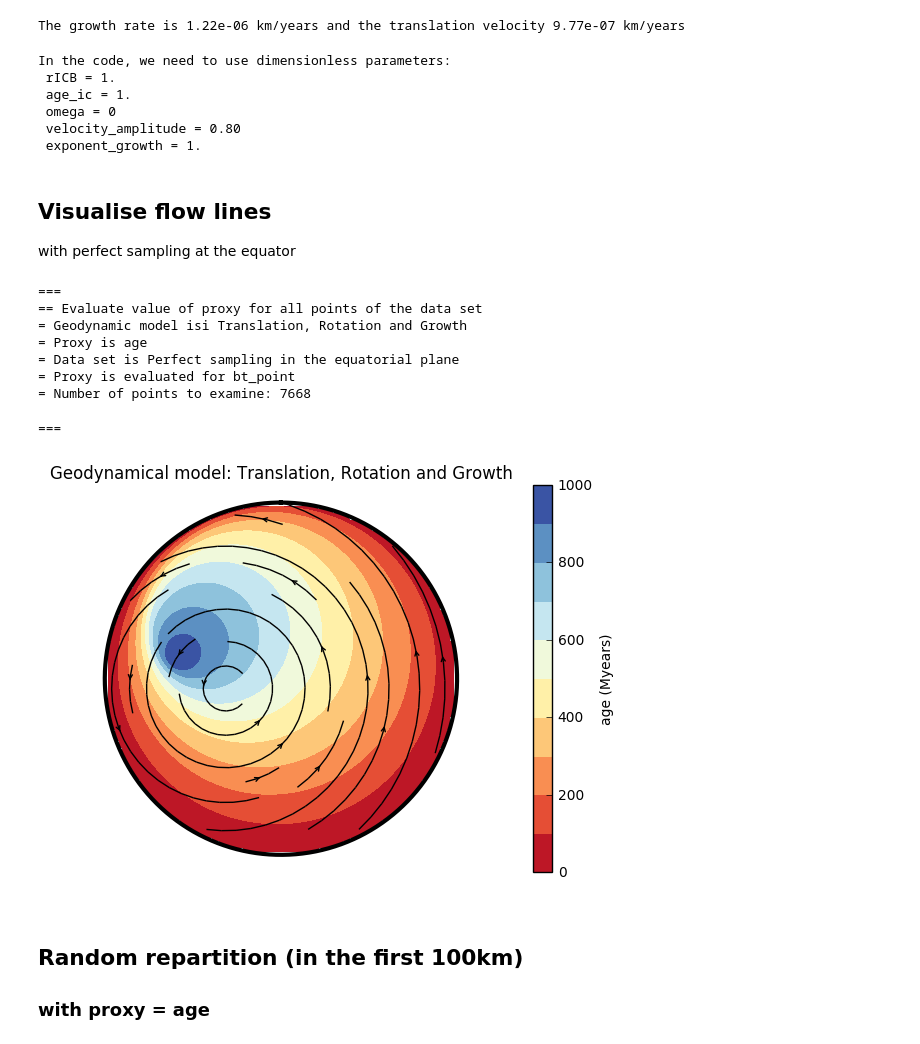
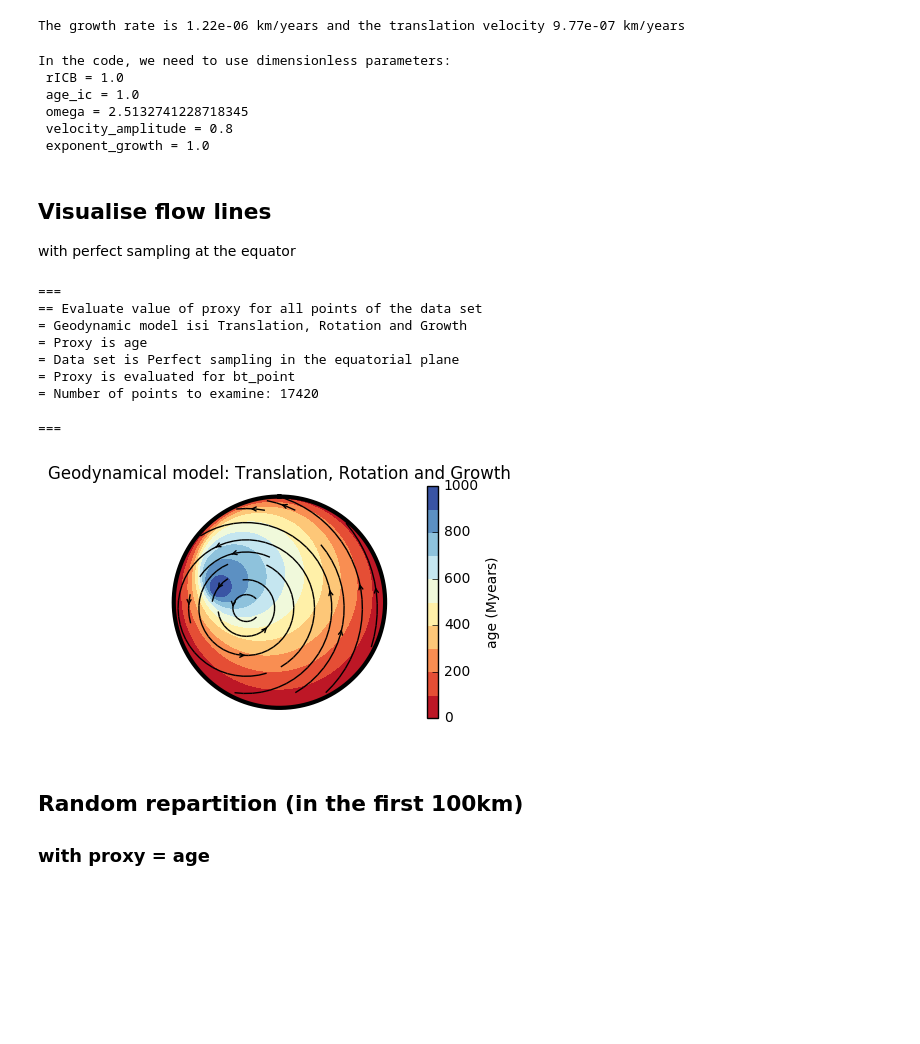
Before and after one commit to MarineLasbleis/GrowYourIC, a Jupyter notebook: SlowTranslationRotation.ipynb, the cells around one changed output. Drawn from its saved outputs; the diff is of its cells as text; code cells hidden in the pictures; blank space fills up the shorter version.

```diff
--- a/SlowTranslationRotation.ipynb
+++ b/SlowTranslationRotation.ipynb
@@ -14,7 +14,8 @@ import geodyn, geodyn_trg, geodyn_static
 import plot_data
 import data
 
-plt.rcParams['figure.figsize'] = (15.0, 5.0) #size of figures
+plt.rcParams['figure.figsize'] = (8.0, 3.0) # (15.0, 5.0) #size of figures
+cm = plt.cm.get_cmap('viridis')
 # %% [markdown]
 To model Aubert version, where one side is growing at lower rate than the other side.
 
@@ -33,15 +34,6 @@ translation_velocity_dim = 0.8 *v_g_dim #in km/years
 print("The growth rate is {0:.2e} km/years and the translation velocity {1:.2e} km/years".format(v_g_dim, translation_velocity_dim))
 # %% [output]
 The growth rate is 1.22e-06 km/years and the translation velocity 9.77e-07 km/years
-# %%
-print("In the code, we need to use dimensionless parameters: \n rICB = 1. \n age_ic = 1. \n omega = 0\n velocity_amplitude = {0:.2f} \n exponent_growth = 1.".format(translation_velocity_dim*age_ic_dim/rICB_dim))
-# %% [output]
-In the code, we need to use dimensionless parameters:
- rICB = 1.
- age_ic = 1.
- omega = 0
- velocity_amplitude = 0.80
- exponent_growth = 1.
 # %%
 geodynModel = geodyn_trg.TranslationGrowthRotation()
 units = None #we give them already dimensionless parameters.
@@ -52,6 +44,15 @@ velocity_amplitude = translation_velocity_dim*age_ic_dim/rICB_dim
 velocity_center = [0., 100.]#center of the eastern hemisphere
 velocity = geodyn_trg.translation_velocity(velocity_center, velocity_amplitude)
 exponent_growth = 1.
+# %%
+print("In the code, we need to use dimensionless parameters: \n rICB = {} \n age_ic = {} \n omega = {}\n velocity_amplitude = {} \n exponent_growth = {}".format(rICB, age_ic, omega, translation_velocity_dim*age_ic_dim/rICB_dim, exponent_growth))
+# %% [output]
+In the code, we need to use dimensionless parameters:
+ rICB = 1.0
+ age_ic = 1.0
+ omega = 2.5132741228718345
+ velocity_amplitude = 0.8
+ exponent_growth = 1.0
 # %%
 parameters = {'units': units,
               'time_unit': age_ic_dim, #in years
@@ -67,22 +68,22 @@ geodynModel.define_units()
 ## Visualise flow lines
 with perfect sampling at the equator
 # %%
-npoints = 100 #number of points in the x direction for the data set.
+npoints = 150 #number of points in the x direction for the data set.
 data_set = data.PerfectSamplingEquator(npoints, rICB = 1.)
 data_set.method = "bt_point"
 proxy = geodyn.evaluate_proxy(data_set, geodynModel, proxy_type="age", verbose = False)
-data_set.plot_c_vec(geodynModel, proxy=proxy, cm=plt.cm.get_cmap('RdYlBu'), nameproxy="age (Myears)")
-fig.savefig("figures/flow_slow-translation_random.pdf", bbox_inches='tight')
+data_set.plot_c_vec(geodynModel, proxy=proxy, cm=plt.cm.get_cmap("RdYlBu"), nameproxy="age (Myears)")
+plt.savefig("figures/flow_slow-translation-rot_random.pdf", bbox_inches='tight')
 # %% [output]
 ===
 == Evaluate value of proxy for all points of the data set
 = Geodynamic model isi Translation, Rotation and Growth
 = Proxy is age
 = Data set is Perfect sampling in the equatorial plane
 = Proxy is evaluated for bt_point
-= Number of points to examine: 7668
+= Number of points to examine: 17420
 ===
-[figure, old version]
+[figure, new version]
 # %% [markdown]
 ## Random repartition (in the first 100km)
 
```
Also changed, not shown: parts of 7 cells of this notebook, 3 other files.
